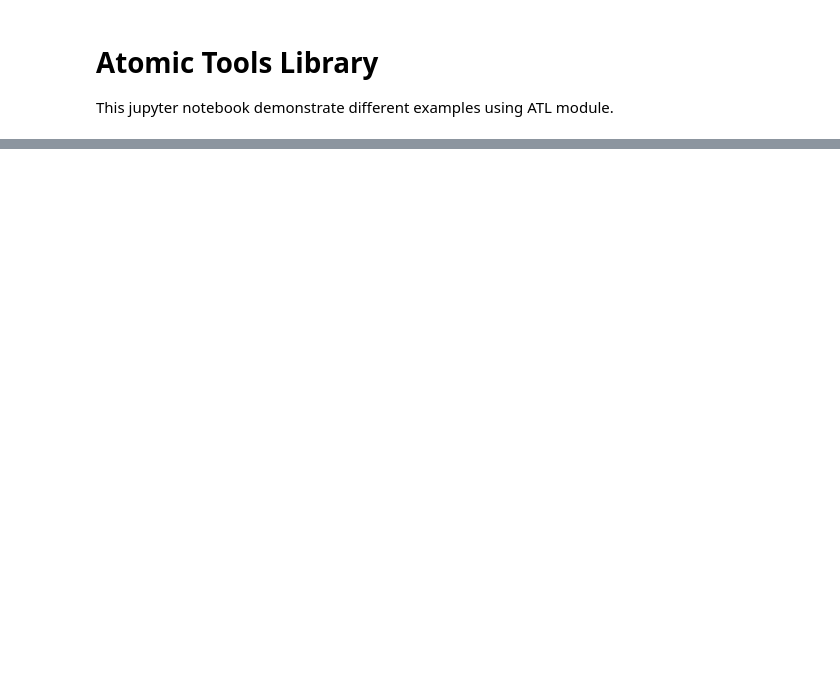
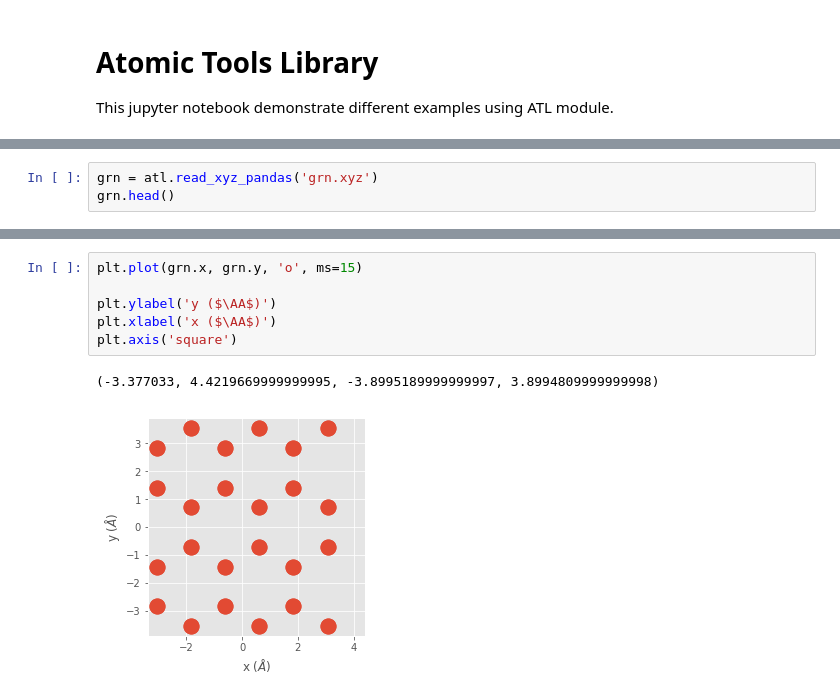
Before and after one commit to hghcomphys/atl, a Jupyter notebook: examples/atl_examples.ipynb, the cells around one changed output, grey strips where cells are left out. Drawn from its saved outputs; the diff is of its cells as text; blank space fills up the shorter version.

```diff
--- a/examples/atl_examples.ipynb
+++ b/examples/atl_examples.ipynb
@@ -106,0 +43,3 @@ print mf
+# %%
+grn = atl.read_xyz_pandas('grn.xyz')
+grn.head()
@@ -106,0 +53,9 @@ print mf
+# %%
+plt.plot(grn.x, grn.y, 'o', ms=15)
+
+plt.ylabel('y ($\AA$)')
+plt.xlabel('x ($\AA$)')
+plt.axis('square')
+# %% [output]
+(-3.377033, 4.4219669999999995, -3.8995189999999997, 3.8994809999999998)
+[figure, added]
```
Also changed, not shown: parts of 46 cells of this notebook, 7 other files.
